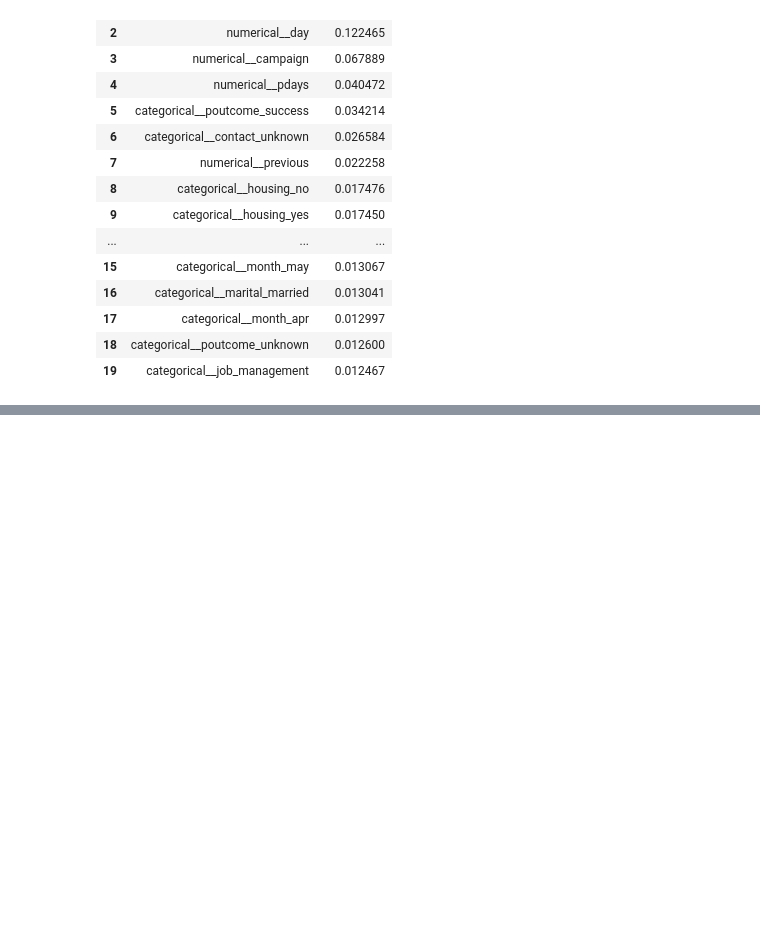
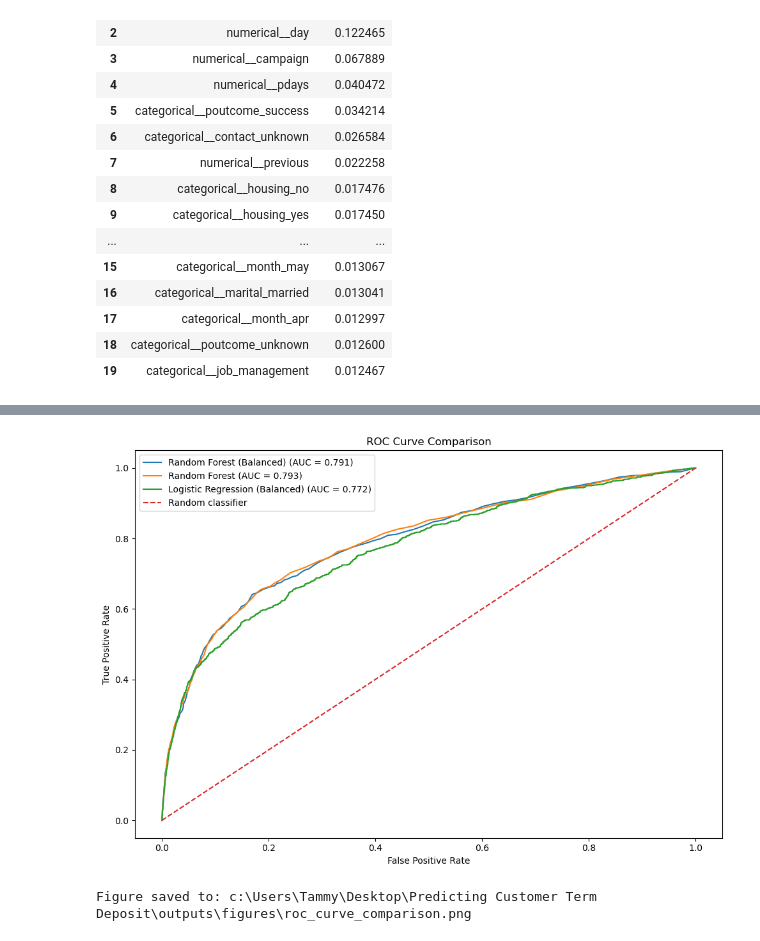
Before and after one commit to Tam-Davies/Predicting-Customer-Term-Deposit-Subscription-Using-Supervised-Machine-Learning, a Jupyter notebook: notebooks/bank_marketing_classification.ipynb, the cells around one changed output, grey strips where cells are left out. Saved outputs shown, nothing was run; the diff lists cells and outputs as text; code cells hidden in the pictures; blank space fills up the shorter version.

```diff
--- a/notebooks/bank_marketing_classification.ipynb
+++ b/notebooks/bank_marketing_classification.ipynb
@@ -853,0 +895,71 @@ print(f"Figure saved to: {feature_plot_path}")
+# %%
+from sklearn.metrics import roc_curve, auc
+
+plt.figure(figsize=(10, 7))
+
+# Models that accept raw X_test
+roc_models = {
+    "Random Forest (Balanced)": (
+        weighted_models["Random Forest (Balanced)"],
+        X_test
+    ),
+    "Random Forest": (
+        models["Random Forest"],
+        X_test
+    ),
+    "Logistic Regression (Balanced)": (
+        weighted_models["Logistic Regression (Balanced)"],
+        X_test
+    )
+}
+
+for name, (model, X_eval) in roc_models.items():
+
+    probabilities = model.predict_proba(X_eval)[:, 1]
+
+    fpr, tpr, _ = roc_curve(
+        y_test_encoded,
+        probabilities
+    )
+
+    roc_auc = auc(fpr, tpr)
+
+    plt.plot(
+        fpr,
+        tpr,
+        label=f"{name} (AUC = {roc_auc:.3f})"
+    )
+
+plt.plot(
+    [0, 1],
+    [0, 1],
+    linestyle="--",
+    label="Random classifier"
+)
+
+plt.xlabel("False Positive Rate")
+plt.ylabel("True Positive Rate")
+plt.title("ROC Curve Comparison")
+
+plt.legend()
+plt.tight_layout()
+
+roc_plot_path = (
+    PROJECT_ROOT
+    / "outputs"
+    / "figures"
+    / "roc_curve_comparison.png"
+)
+
+plt.savefig(
+    roc_plot_path,
+    dpi=300,
+    bbox_inches="tight"
+)
+
+plt.show()
+
+print(f"Figure saved to: {roc_plot_path}")
+# %% [output]
+[figure, added]
+Figure saved to: c:\Users\Tammy\Desktop\Predicting Customer Term Deposit\outputs\figures\roc_curve_comparison.png
```
Also changed, not shown: parts of 9 cells of this notebook.
